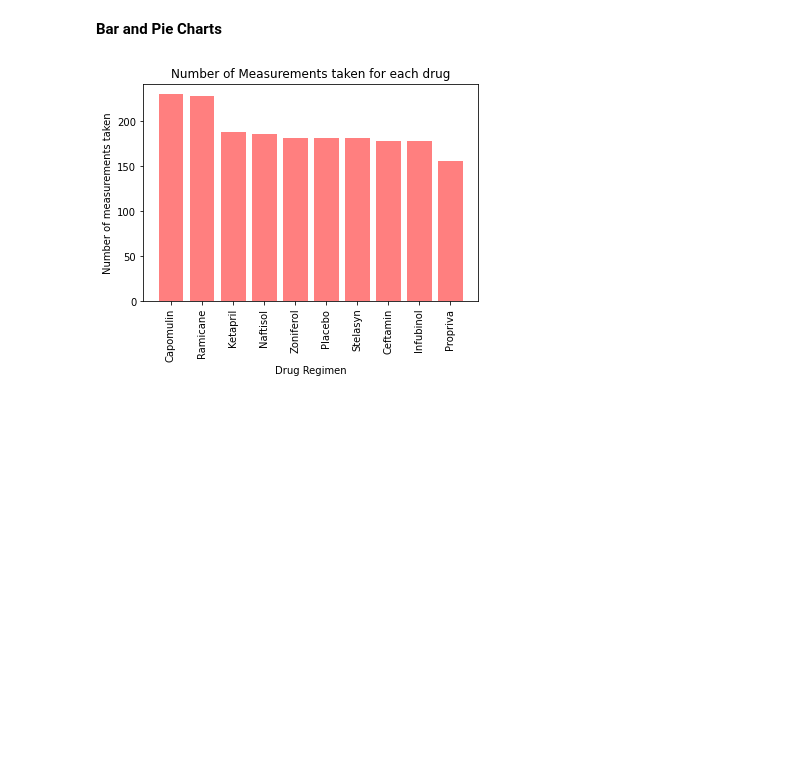
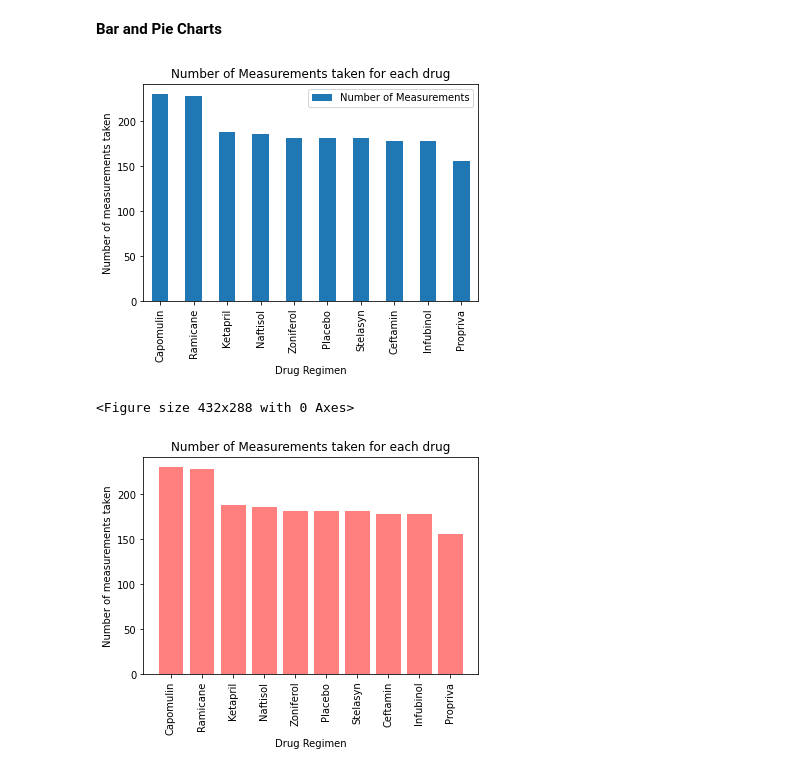
Before and after one commit to sieiden/matplotlib_challenge, a Jupyter notebook: Untitled.ipynb, the cells around one changed output. Cells and saved outputs as stored; diff of their text form; code cells hidden in the pictures; blank space fills up the shorter version.

Commit message:
found pandas bar chart

```diff
--- a/Untitled.ipynb
+++ b/Untitled.ipynb
@@ -168,3 +166,29 @@ summary_df_2
+# %%
+#bar chart using pandas
+#create dataframe
+#group df by Drug Regimen
+drug_group = clean_df.groupby("Drug Regimen")
+
+#solve for number of mice/drug
+mouse_count = drug_group["Mouse ID"].count()
+
+#put into a df
+bar_chart_df =pd.DataFrame({"Number of Measurements": mouse_count})
+
+#sort bars greatest to least
+sorted_bar_graph = bar_chart_df.sort_values(by =["Number of Measurements"],ascending = False)
+
+# create a bar chart of the data
+sorted_bar_graph.plot(kind="bar")
+
+# Set a title for the chart
+plt.title("Number of Measurements taken for each drug")
+plt.ylabel("Number of measurements taken")
+plt.show()
+plt.tight_layout()
+# %% [output]
+[figure, added]
+<Figure size 432x288 with 0 Axes>
 # %%
 #create a bar plot using pyplot
 #group df by Drug Regimen
```
Also changed, not shown: parts of 1 cell of this notebook.
